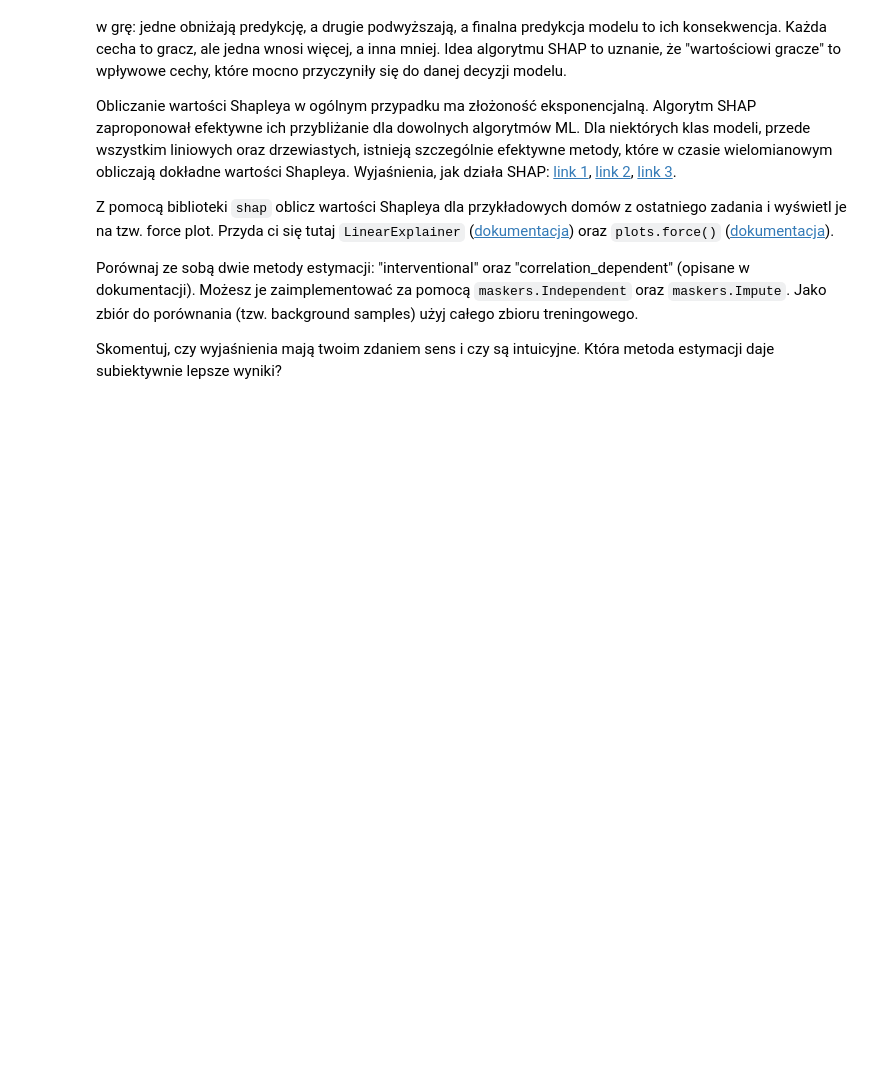
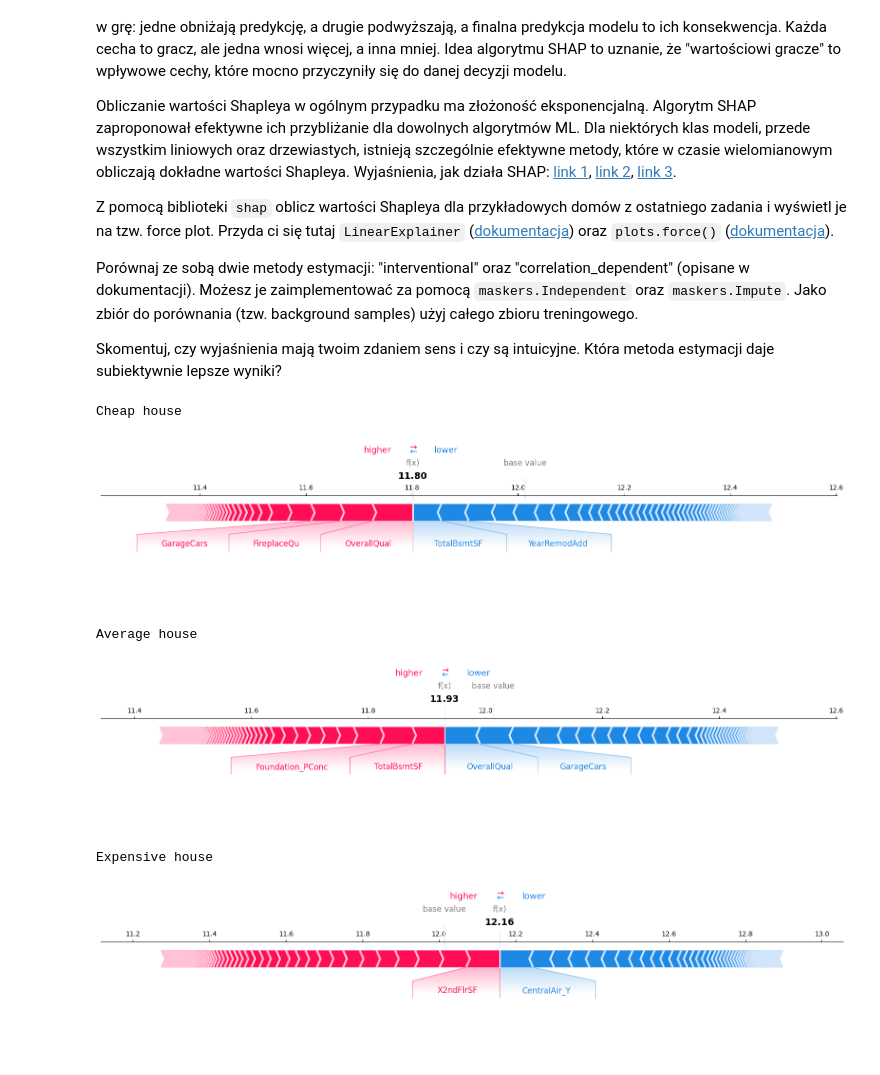
Before and after one commit to rmesek/pum-agh-2025, a Jupyter notebook: lab1/notebook.ipynb, the cells around one changed output. Drawn from its saved outputs; the diff is of its cells as text; code cells hidden in the pictures; blank space fills up the shorter version.

```diff
--- a/lab1/notebook.ipynb
+++ b/lab1/notebook.ipynb
@@ -957,3 +957,48 @@ Z pomocą biblioteki `shap` oblicz wartości Shapleya dla przykładowych domów
 Porównaj ze sobą dwie metody estymacji: "interventional" oraz "correlation_dependent" (opisane w dokumentacji). Możesz je zaimplementować za pomocą `maskers.Independent` oraz `maskers.Impute`. Jako zbiór do porównania (tzw. background samples) użyj całego zbioru treningowego.
 
 Skomentuj, czy wyjaśnienia mają twoim zdaniem sens i czy są intuicyjne. Która metoda estymacji daje subiektywnie lepsze wyniki?
+# %%
+import shap
+
+
+def test_shap(masker) -> None:
+    transformer = joblib.load("ames_transformer.joblib")
+    price_reg = joblib.load("price_estimator.joblib")
+
+    # select houses from test set around 25th, 50th and 75th percentile
+    prices = np.expm1(y_test).astype(int)
+
+    mask = masker(transformer.transform(X_test_raw))
+
+    for price_type, quantile in [
+        ("Cheap", 0.25),
+        ("Average", 0.5),
+        ("Expensive", 0.75),
+    ]:
+        idx = prices[
+            prices == prices.quantile(quantile, interpolation="nearest")
+        ].index[0]
+        X = X_test_raw.loc[idx].to_frame().T
+
+        X_transformed = transformer.transform(X)
+        explainer = shap.LinearExplainer(price_reg, mask)
+        shap_values = explainer.shap_values(X_transformed)
+
+        print(f"{price_type} house")
+        shap.plots.force(
+            explainer.expected_value,
+            shap_values,
+            matplotlib=True,
+            feature_names=X_transformed.columns,
+        )
+        plt.show()
+
+
+test_shap(shap.maskers.Impute)
+# %% [output]
+Cheap house
+[figure, added]
+Average house
+[figure, added]
+Expensive house
+[figure, added]
```
Also changed, not shown: parts of 4 cells of this notebook, 5 other files.
